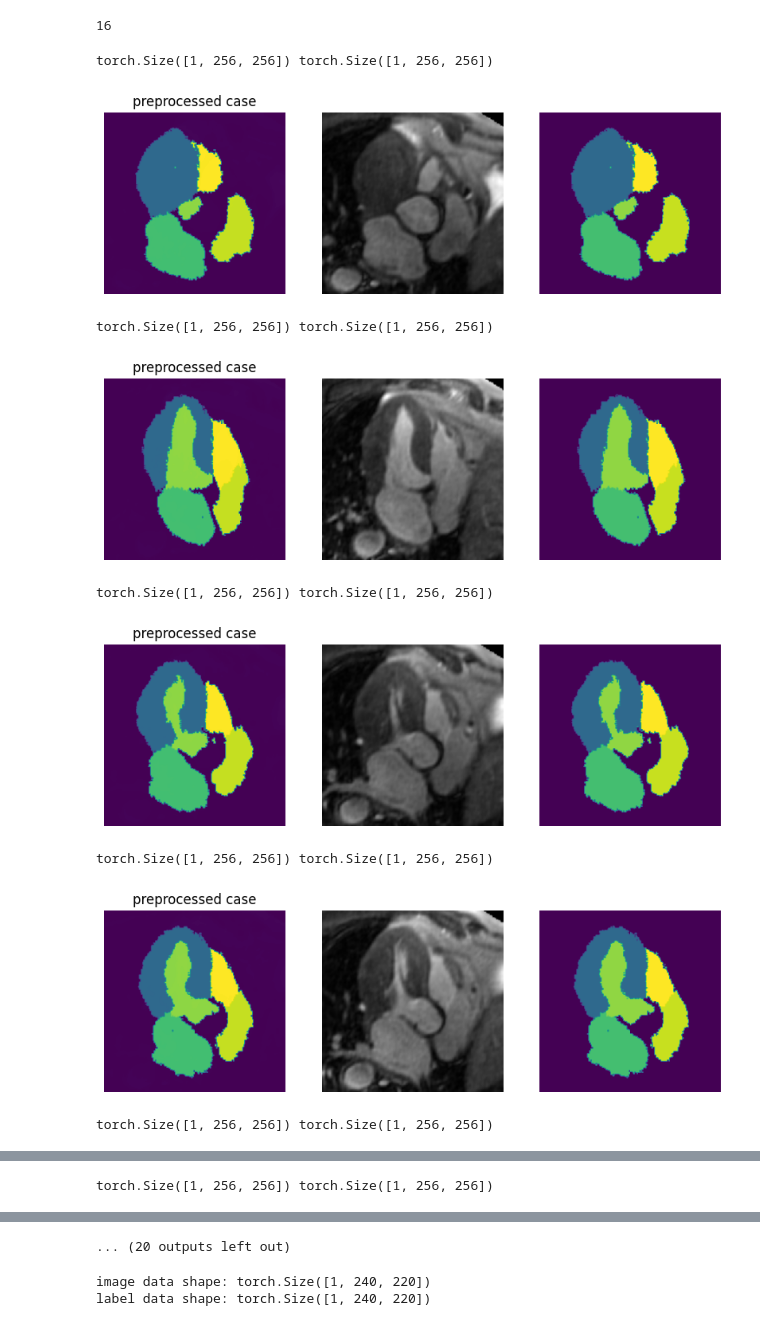
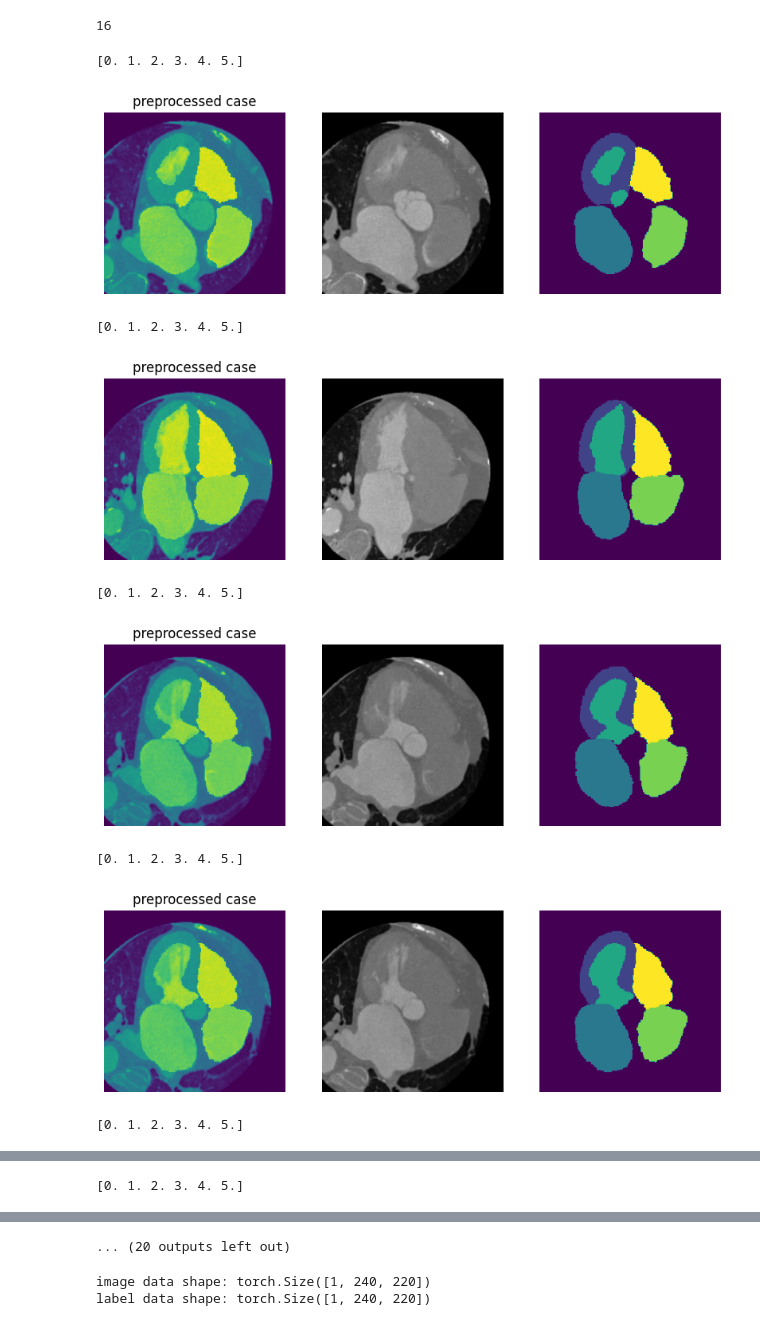
Before and after one commit to Trustworthy-AI-UU-NKI/Cross-Modal-Segmentation, a Jupyter notebook: data/exploratory_notebooks/vis_other_dataset.ipynb, the cells around one changed output, grey strips where cells are left out. Drawn from its saved outputs; the diff is of its cells as text; code cells hidden in the pictures.

```diff
--- a/data/exploratory_notebooks/vis_other_dataset.ipynb
+++ b/data/exploratory_notebooks/vis_other_dataset.ipynb
@@ -64,7 +58,7 @@ print(len(example_dataset))
 # %% [output]
 16
 # %%
-data_dir = "../other/MR_withGT_proc/annotated"
+data_dir = "../other/CT_withGT_proc/annotated"
 images = sorted(glob.glob(os.path.join(data_dir, "images/case_1001/slice*.nii.gz")))
 labels = sorted(glob.glob(os.path.join(data_dir, "labels/case_1001/slice*.nii.gz")))
 
@@ -78,27 +72,29 @@ patch_data_loader = DataLoader(example_patch_ds, batch_size=1)
 # %%
 for batch in patch_data_loader:
     image, label = batch["image"][0], batch["label"][0]
-    print(image.shape, label.shape)
+    label = np.array(label)
+    uni = np.unique(label)
+    print(uni)
 
     plt.figure(figsize=(10, 5))
     plt.subplot(1, 3, 1)
     plt.title(f"preprocessed case")
     plt.axis("off")
     plt.imshow((image.squeeze() + label.squeeze()/10) / 2)
     plt.subplot(1, 3, 2)
     plt.axis("off")
     plt.imshow(image.squeeze(), cmap="gray")
     plt.subplot(1, 3, 3)
     plt.axis("off")
     plt.imshow(label.squeeze())
     plt.show()
 # %% [output]
-torch.Size([1, 256, 256]) torch.Size([1, 256, 256])
+[0. 1. 2. 3. 4. 5.]
-[figure, old version]
+[figure, new version]
-torch.Size([1, 256, 256]) torch.Size([1, 256, 256])
+[0. 1. 2. 3. 4. 5.]
-[figure, old version]
+[figure, new version]
-torch.Size([1, 256, 256]) torch.Size([1, 256, 256])
+[0. 1. 2. 3. 4. 5.]
-[figure, old version]
+[figure, new version]
-torch.Size([1, 256, 256]) torch.Size([1, 256, 256])
+[0. 1. 2. 3. 4. 5.]
-[figure, old version]
+[figure, new version]
-torch.Size([1, 256, 256]) torch.Size([1, 256, 256])
+[0. 1. 2. 3. 4. 5.]
@@ -106 +102 @@ torch.Size([1, 256, 256]) torch.Size([1, 256, 256])
-torch.Size([1, 256, 256]) torch.Size([1, 256, 256])
+[0. 1. 2. 3. 4. 5.]
```
Also changed, not shown: parts of 5 cells of this notebook, 7 other files.
